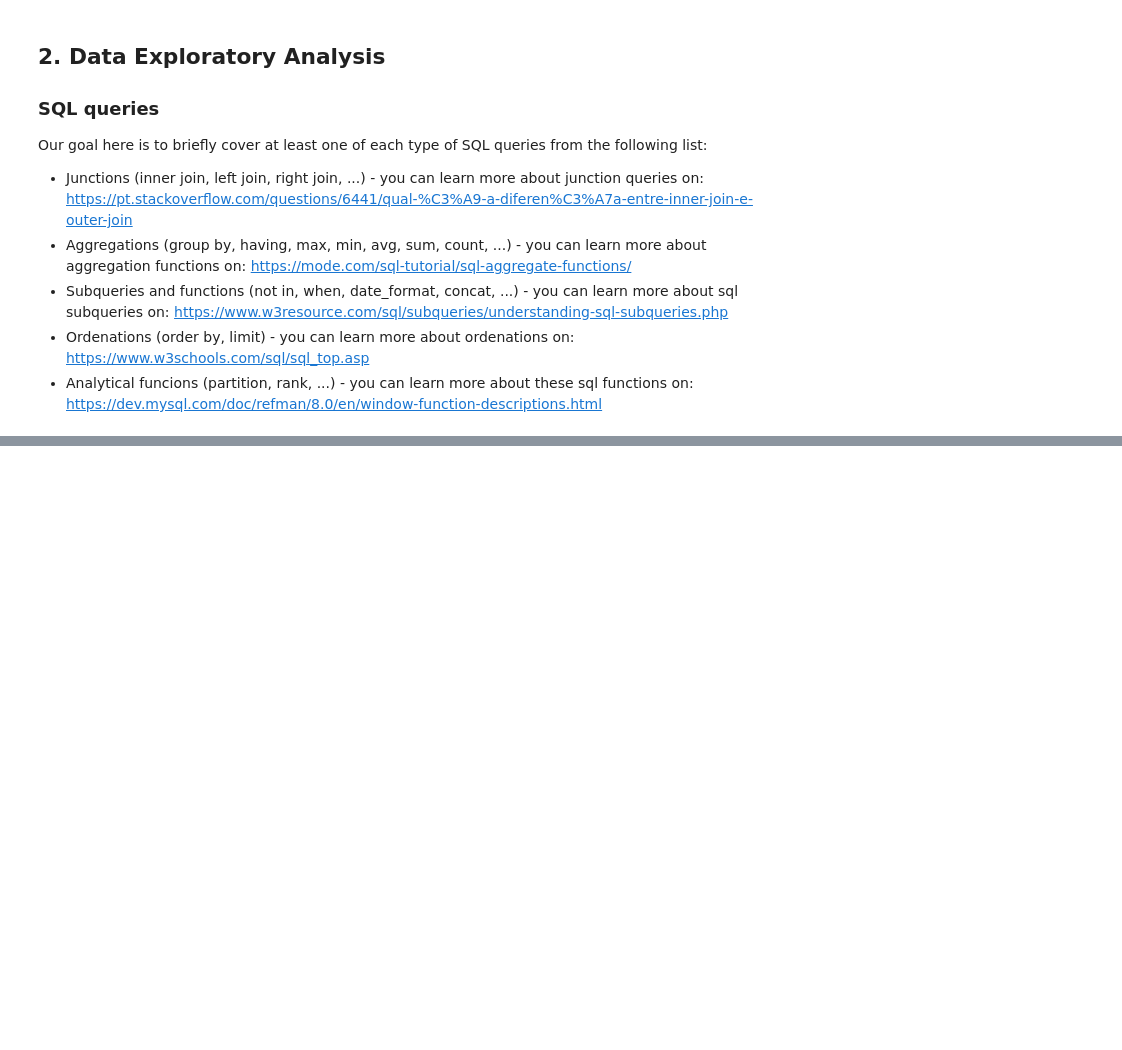
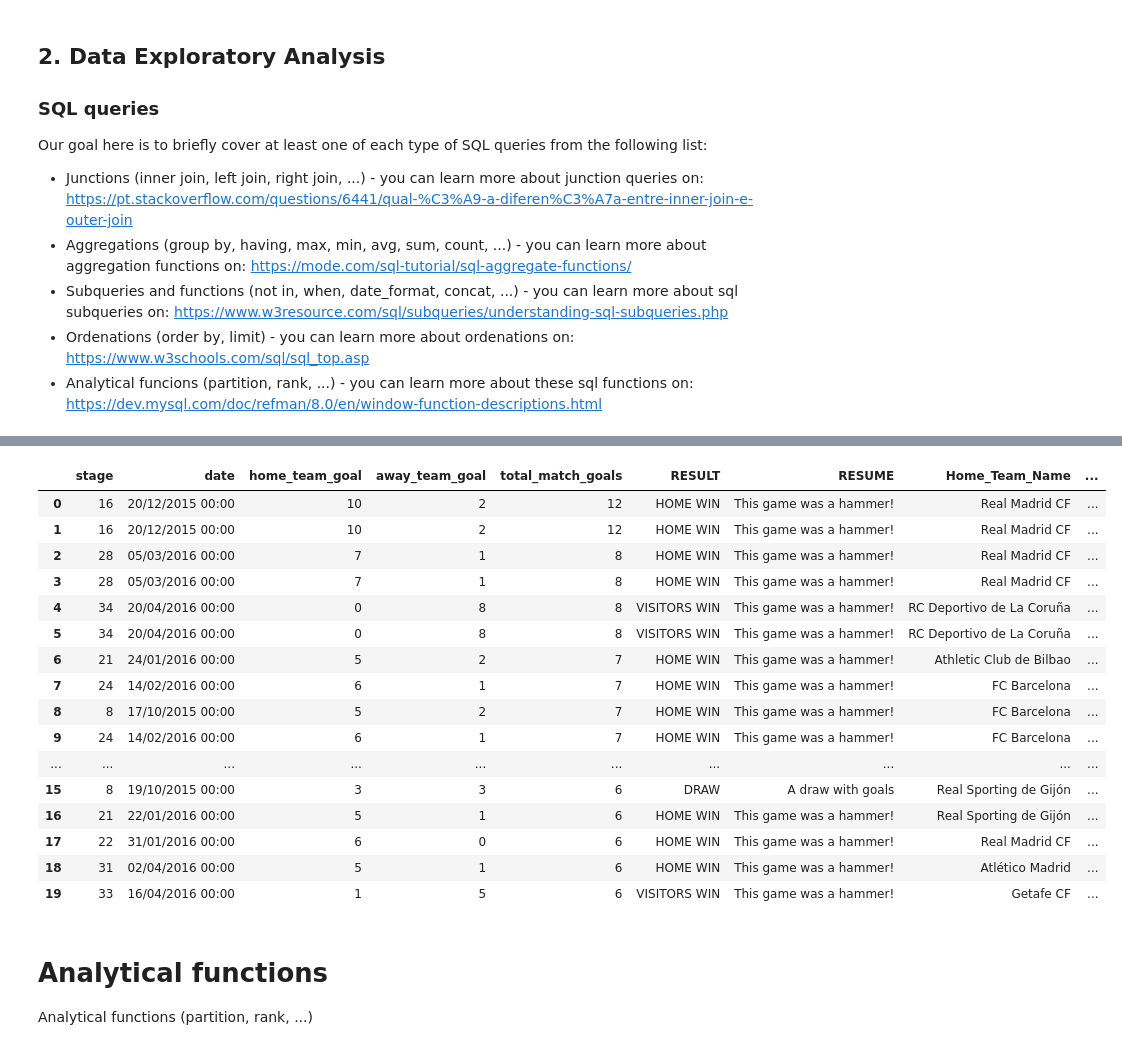
Before and after one commit to carlostomeh/DB_SQL_Jogos_Europeus, a Jupyter notebook: Data Exploratory Analysis using SQL.ipynb, the cells around one changed output, grey strips where cells are left out. Cells and saved outputs as stored; diff of their text form; code cells hidden in the pictures; blank space fills up the shorter version.

```diff
--- a/Data Exploratory Analysis using SQL.ipynb
+++ b/Data Exploratory Analysis using SQL.ipynb
@@ -244,0 +254,14 @@ frame.head()
+# %%
+# Now, let's check out on the tables we have
+
+Player_Attributes = pd.read_sql("""SELECT * FROM Player_Attributes;""", conn)
+Player = pd.read_sql("""SELECT * FROM Player;""", conn)
+Match = pd.read_sql("""SELECT * FROM `Match`;""", conn)
+League = pd.read_sql("""SELECT * FROM League;""", conn)
+Country = pd.read_sql("""SELECT * FROM Country;""", conn)
+Team = pd.read_sql("""SELECT * FROM Team;""", conn)
+Team_Attributes = pd.read_sql("""SELECT * FROM Team_Attributes;""", conn)
+
+# Note that we are simply unsing a 'Select * from TableName' to get everything from every table from the DB connected
+# If you're curious to see the contents about the tables, go ahead and get the head of each one of the tables
+# We've done this, but we've deleted this cells to keep the notebook cleaner
@@ -244,0 +505,66 @@ frame.head()
+# %%
+# Getting to see the top 20 matches (in number of gols scored) of the 2015/2016 Spanish League (La Liga) season
+
+laliga_top20_2015_2016 = pd.read_sql("""
+    SELECT
+        A.*,
+        CONCAT(A.RESULT,': ',A.RESUME,': ',A.Home_Team_Name,' ',A.home_team_goal,' x ',A.away_team_goal,' ',A.Visitors_Team_Name) AS RESUME_MATCH
+    FROM
+    (
+        SELECT
+            X.stage,
+            X.date,
+            X.home_team_goal,
+            X.away_team_goal,
+            X.home_team_goal + X.away_team_goal AS total_match_goals,
+            CASE
+                WHEN X.home_team_goal = X.away_team_goal THEN 'DRAW'
+                WHEN X.home_team_goal > X.away_team_goal THEN 'HOME WIN'
+                WHEN X.home_team_goal < X.away_team_goal THEN 'VISITORS WIN'
+            END AS RESULT,
+            CASE
+                WHEN abs(home_team_goal - away_team_goal) >= 3 THEN 'This game was a hammer!'
+                WHEN abs(home_team_goal - away_team_goal) = 2 THEN 'A convincent win'
+                WHEN abs(home_team_goal - away_team_goal) = 1 THEN 'Minimum Victory'
+                WHEN (home_team_goal = away_team_goal) and home_team_goal > 0 THEN 'A draw with goals'
+                ELSE 'A draw without goals'
+            END AS RESUME,
+            B.team_long_name AS Home_Team_Name,
+            C.team_long_name AS Visitors_Team_Name
+        FROM `Match` X
+        LEFT JOIN Team B
+            ON X.home_team_api_id = B.team_api_id
+        LEFT JOIN Team C
+            ON X.away_team_api_id = C.team_api_id
+        JOIN Country Z
+            ON X.country_id = Z.id
+        WHERE X.season = '2015/2016'
+            AND Z.name = 'Spain'
+    ) A
+    ORDER BY total_match_goals DESC
+    LIMIT 20;""", conn)
+
+laliga_top20_2015_2016
+# %% [output]
+|  | stage | date | home_team_goal | away_team_goal | total_match_goals | RESULT | RESUME | Home_Team_Name | ... |
+| 0 | 16 | 20/12/2015 00:00 | 10 | 2 | 12 | HOME WIN | This game was a hammer! | Real Madrid CF | ... |
+| 1 | 16 | 20/12/2015 00:00 | 10 | 2 | 12 | HOME WIN | This game was a hammer! | Real Madrid CF | ... |
+| 2 | 28 | 05/03/2016 00:00 | 7 | 1 | 8 | HOME WIN | This game was a hammer! | Real Madrid CF | ... |
+| 3 | 28 | 05/03/2016 00:00 | 7 | 1 | 8 | HOME WIN | This game was a hammer! | Real Madrid CF | ... |
+| 4 | 34 | 20/04/2016 00:00 | 0 | 8 | 8 | VISITORS WIN | This game was a hammer! | RC Deportivo de La Coruña | ... |
+| 5 | 34 | 20/04/2016 00:00 | 0 | 8 | 8 | VISITORS WIN | This game was a hammer! | RC Deportivo de La Coruña | ... |
+| 6 | 21 | 24/01/2016 00:00 | 5 | 2 | 7 | HOME WIN | This game was a hammer! | Athletic Club de Bilbao | ... |
+| 7 | 24 | 14/02/2016 00:00 | 6 | 1 | 7 | HOME WIN | This game was a hammer! | FC Barcelona | ... |
+| 8 | 8 | 17/10/2015 00:00 | 5 | 2 | 7 | HOME WIN | This game was a hammer! | FC Barcelona | ... |
+| 9 | 24 | 14/02/2016 00:00 | 6 | 1 | 7 | HOME WIN | This game was a hammer! | FC Barcelona | ... |
+| ... | ... | ... | ... | ... | ... | ... | ... | ... | ... |
+| 15 | 8 | 19/10/2015 00:00 | 3 | 3 | 6 | DRAW | A draw with goals | Real Sporting de Gijón | ... |
+| 16 | 21 | 22/01/2016 00:00 | 5 | 1 | 6 | HOME WIN | This game was a hammer! | Real Sporting de Gijón | ... |
+| 17 | 22 | 31/01/2016 00:00 | 6 | 0 | 6 | HOME WIN | This game was a hammer! | Real Madrid CF | ... |
+| 18 | 31 | 02/04/2016 00:00 | 5 | 1 | 6 | HOME WIN | This game was a hammer! | Atlético Madrid | ... |
+| 19 | 33 | 16/04/2016 00:00 | 1 | 5 | 6 | VISITORS WIN | This game was a hammer! | Getafe CF | ... |
+# %% [markdown]
+# Analytical functions
+
+
+Analytical functions (partition, rank, ...)
```
Also changed, not shown: parts of 19 cells of this notebook.
